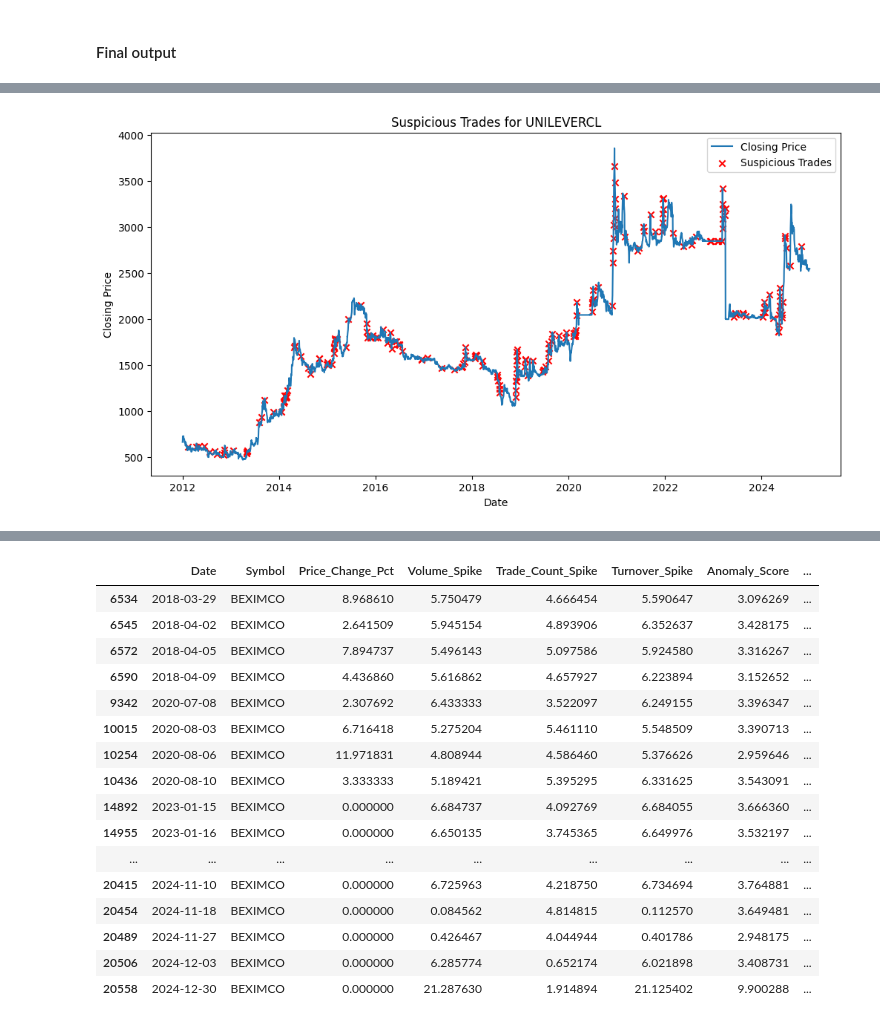
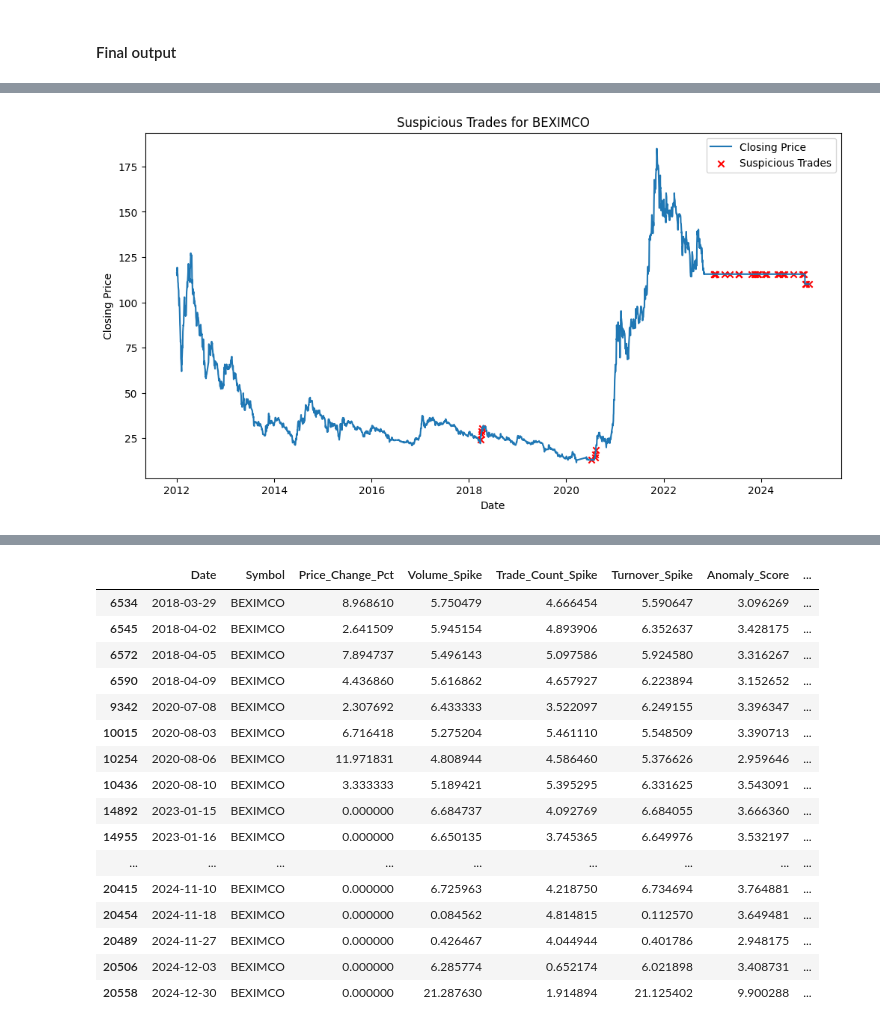
Before and after one commit to AsifZaman777/Stock-market-manipulation-detector, a Jupyter notebook: smmd.ipynb, the cells around one changed output, grey strips where cells are left out. Cells and saved outputs as stored; diff of their text form; code cells hidden in the pictures.

```diff
--- a/smmd.ipynb
+++ b/smmd.ipynb
@@ -362,7 +362,7 @@ def classify_fraud(row, df_symbol):
     if not row['Is_Suspicious']:
         return 'None'
 
-    # look ahead 5 days for reversals
+    # Look ahead 5 days for reversals
     future_data = df_symbol[
         (df_symbol['Date'] > row['Date']) &
         (df_symbol['Date'] <= row['Date'] + pd.Timedelta(days=5))
@@ -398,65 +398,15 @@ def classify_fraud(row, df_symbol):
 
     return 'Unclassified Fraud'
 
-
-
-
-# apply fraud classification per symbol
-df['Fraud_Type'] = df.groupby('Symbol').apply(
+# Apply fraud classification per symbol
+df['Fraud_Type'] = df.groupby('Symbol', group_keys=False).apply(
     lambda x: x.apply(classify_fraud, axis=1, df_symbol=x)
-).reset_index(level=0, drop=True)
+)
 # %% [output]
 DataFrameGroupBy.apply operated on the grouping columns. This behavior is deprecated, and in a future version of pandas the grouping columns will be excluded from the operation. Either pass `include_g ...
 # %% [markdown]
 #### Final output
 # %%
-# # flagged trades with anomaly score
-# flagged_trades = df[df['Is_Suspicious']][[
-#     'Date', 'Symbol', 'Price_Change_Pct', 'Volume_Spike', 'Trade_Count_Spike',
-#     'Turnover_Spike', 'Distance_to_Center', 'Fraud_Type'
-# ]].copy()
-# flagged_trades.rename(columns={'Distance_to_Center': 'Anomaly_Score'}, inplace=True)
-
-# # marge suspicion scores and risk label
-# output = flagged_trades.merge(
-#     suspicion_scores[['Symbol', 'Suspicion_Score', 'Risk_Label']],
-#     on='Symbol',
-#     how='left'
-# )
-
-# # plot for 1JANATAMF
-# symbol_name = 'SEAPEARL'
-# symbol = symbol_name if symbol_name in df['Symbol'].values else df['Symbol'].unique()[0]
-# stock_data = df[df['Symbol'] == symbol]
-# suspicious_trades = stock_data[stock_data['Is_Suspicious']]
-
-# plt.figure(figsize=(12, 6))
-# plt.plot(stock_data['Date'], stock_data['Closing_Price'], label='Closing Price')
-# plt.scatter(suspicious_trades['Date'], suspicious_trades['Closing_Price'],
-#             color='red', marker='x', label='Suspicious Trades')
-# plt.title(f'Suspicious Trades for {symbol}')
-# plt.xlabel('Date')
-# plt.ylabel('Closing Price')
-# plt.legend()
-# plt.show()
-
-
-# # Print summary
-# print("Suspicion Scores by Stock:")
-# print(suspicion_scores.sort_values(by='Flagged_Trades', ascending=False))
-# print("\nSample Flagged Trades:")
-
-# # fetch high risk from output
-# high_risk_trades = output[output['Symbol'] == 'SEAPEARL'].copy()
-# high_risk_trades.head(1000)
-
-
-
-import pandas as pd
-import numpy as np
-import matplotlib.pyplot as plt
-
-
 # Step 9: Final Output
 # Flagged trades with anomaly score
 flagged_trades = df[df['Is_Suspicious']][[
@@ -472,27 +422,14 @@ output = flagged_trades.merge(
     how='left'
 )
 
-# Plot for SEAPEARL
-symbol_name = 'UNILEVERCL'
+# Plot and summary for BEXIMCO
+symbol_name = 'BEXIMCO'
 symbol = symbol_name if symbol_name in df['Symbol'].values else df['Symbol'].unique()[0]
 stock_data = df[df['Symbol'] == symbol]
 suspicious_trades = stock_data[stock_data['Is_Suspicious']]
 
-# plt.figure(figsize=(12, 6))
-# plt.plot(stock_data['Date'], stock_data['Closing_Price'], label='Closing Price')
-# plt.scatter(suspicious_trades['Date'], suspicious_trades['Closing_Price'],
-#             color='red', marker='x', label='Suspicious Trades')
-# plt.title(f'Suspicious Trades for {symbol}')
-# plt.xlabel('Date')
-# plt.ylabel('Closing Price')
-# plt.legend()
-# plt.show()
-
-
-
-# New Summary Output for SEAPEARL
+# Summary for the symbol
 if symbol in df['Symbol'].values:
-    # Get Suspicion Score and Risk Label
     symbol_score = suspicion_scores[suspicion_scores['Symbol'] == symbol][['Suspicion_Score', 'Risk_Label']]
     suspicion_score = symbol_score['Suspicion_Score'].iloc[0] if not symbol_score.empty else 0.0
     risk_label = symbol_score['Risk_Label'].iloc[0] if not symbol_score.empty else 'Low Risk'
@@ -505,17 +442,13 @@ if symbol in df['Symbol'].values:
         fraud_rates = (fraud_counts / total_suspicious * 100).to_dict()
     else:
         fraud_rates = {
-            'Pump & Dump': 0.0,
-            'Spoofing': 0.0,
-            'Rug Pull': 0.0,
-            'Insider Trading': 0.0,
-            'Fake Breakout': 0.0,
-            'Anomaly (Unclassified)': 0.0
+            'Pump & Dump': 0.0, 'Spoofing': 0.0, 'Rug Pull': 0.0,
+            'Insider Trading': 0.0, 'Fake Breakout': 0.0, 'Unclassified Fraud': 0.0
         }
 
     # Ensure all fraud types are included
     all_fraud_types = ['Pump & Dump', 'Spoofing', 'Rug Pull', 'Insider Trading',
-                       'Fake Breakout', 'Anomaly (Unclassified)']
+                       'Fake Breakout', 'Unclassified Fraud']
     fraud_rates = {ft: fraud_rates.get(ft, 0.0) for ft in all_fraud_types}
 
     # Print Summary
@@ -525,7 +458,6 @@ if symbol in df['Symbol'].values:
     for fraud_type in all_fraud_types:
         print(f"{fraud_type} Rate: {fraud_rates[fraud_type]:.1f}%")
 
-
 plt.figure(figsize=(12, 6))
 plt.plot(stock_data['Date'], stock_data['Closing_Price'], label='Closing Price')
 plt.scatter(suspicious_trades['Date'], suspicious_trades['Closing_Price'],
@@ -534,15 +466,13 @@ plt.title(f'Suspicious Trades for {symbol}')
 plt.xlabel('Date')
 plt.ylabel('Closing Price')
 plt.legend()
+plt.savefig(f'suspicious_trades_{symbol}.png')
 plt.show()
-
-
-
 
 # Print existing summary
 print("\nSuspicion Scores by Stock:")
 print(suspicion_scores.sort_values(by='Flagged_Trades', ascending=False))
-print("\nSample Flagged Trades for SEAPEARL:")
-high_risk_trades = output[output['Symbol'] == 'BEXIMCO' ].copy()
+print(f"\nSample Flagged Trades for {symbol}:")
+high_risk_trades = output[output['Symbol'] == symbol_name].copy()
 high_risk_trades.head(1000)
 # %% [output]
@@ -558,4 +488,4 @@ Anomaly (Unclassified) Rate: 0.0%
-[figure, old version]
+[figure, new version]
 Suspicion Scores by Stock:
          Symbol  Flagged_Trades  Total_Trades  Suspicion_Score Risk_Label
 424  UNILEVERCL             214          3000         7.133333  High Risk
```
Also changed, not shown: parts of 2 cells of this notebook.
